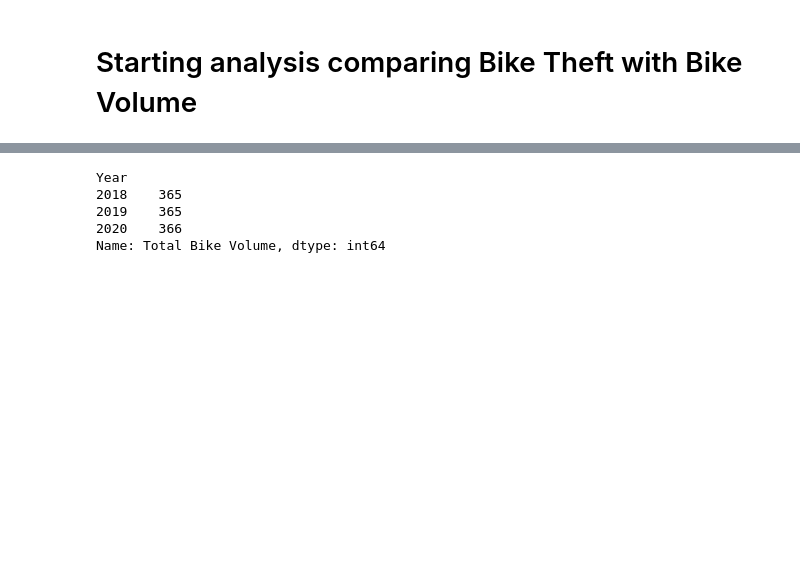
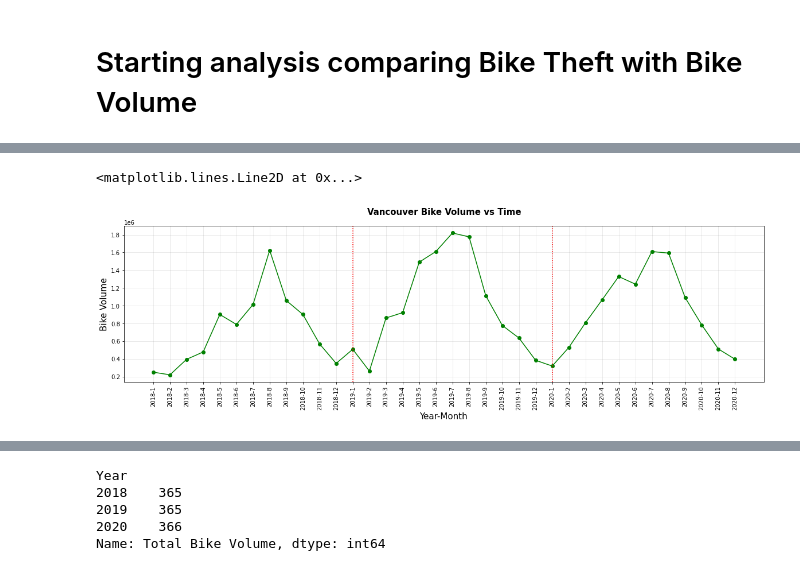
Before and after one commit to itspria/Bike-Theft-Analysis, a Jupyter notebook: code/data_analysis_BikeTheft_vs_BikeVolume.ipynb, the cells around one changed output, grey strips where cells are left out. Saved outputs shown, nothing was run; the diff lists cells and outputs as text; code cells hidden in the pictures; blank space fills up the shorter version.

```diff
--- a/code/data_analysis_BikeTheft_vs_BikeVolume.ipynb
+++ b/code/data_analysis_BikeTheft_vs_BikeVolume.ipynb
@@ -30,0 +76,11 @@ OTT_BV.head()
+# %%
+##summarize bike volume by year and month for 2nd Vancouver data set
+VAC_BV2['Year'] = VAC_BV2['Year'].astype(str)
+VAC_BV2['Month'] = VAC_BV2['Month'].astype(str)
+year_vac=VAC_BV2.groupby(["Year","Month-NonNumeric"])["Total Bike Volume"].sum()
+year_vac=pd.DataFrame(year_vac)
+year_vac=year_vac.reset_index()
+# %%
+#join both the datasets for 1 complete monthy vancouver bike volume
+monthly_vac_bv= year_vac1.append(year_vac)
+monthly_vac_bv
@@ -30,0 +105,9 @@ OTT_BV.head()
+# %%
+#extract numeric month order to help with sorting data set for plotting
+monthly_vac_bv["Order"] = monthly_vac_bv['Month-NonNumeric'].replace({'January':1, 'February':2, 'March':3, 'April':4,'May':5, 'June':6, 'July':7, 'August':8, 'September':9, 'October':10, 'November':11, 'December':12})
+monthly_vac_bv['Order'] = monthly_vac_bv['Order'].astype(int)
+
+#sorting dataset by year and month
+monthly_vac_bv=monthly_vac_bv.sort_values(by=["Year","Order"])
+monthly_vac_bv = monthly_vac_bv.reset_index(drop=True)
+monthly_vac_bv
@@ -30,0 +132,6 @@ OTT_BV.head()
+# %%
+#adding additional column which is a combination of Year and Month for plotting
+monthly_vac_bv['Order'] = monthly_vac_bv['Order'].astype(str)
+monthly_vac_bv['Year'] = monthly_vac_bv['Year'].astype(str)
+monthly_vac_bv['Yr-Mt'] =monthly_vac_bv['Year']+"-"+monthly_vac_bv['Order']
+monthly_vac_bv
@@ -30,0 +156,14 @@ OTT_BV.head()
+# %%
+#plotting vancouver bike volume trend against time
+plt.figure(figsize=(20,5))
+plt.plot(monthly_vac_bv["Yr-Mt"],monthly_vac_bv["Total Bike Volume"],color = "g", marker = "o")
+plt.xticks(rotation=90)
+plt.title("Vancouver Bike Volume vs Time",fontsize = 15, fontweight = 'bold',y=1.05)
+plt.ylabel("Bike Volume",fontsize = 15)
+plt.xlabel("Year-Month",fontsize = 15)
+plt.grid(b=None, which='major', axis='both', color = "grey", alpha = 0.20)
+plt.axvline(12, color = "red", linestyle = "dotted")
+plt.axvline(24, color = "red", linestyle = "dotted")
+# %% [output]
+<matplotlib.lines.Line2D at 0x...>
+[figure, added]
```
Also changed, not shown: parts of 60 cells of this notebook, 2 other files.
